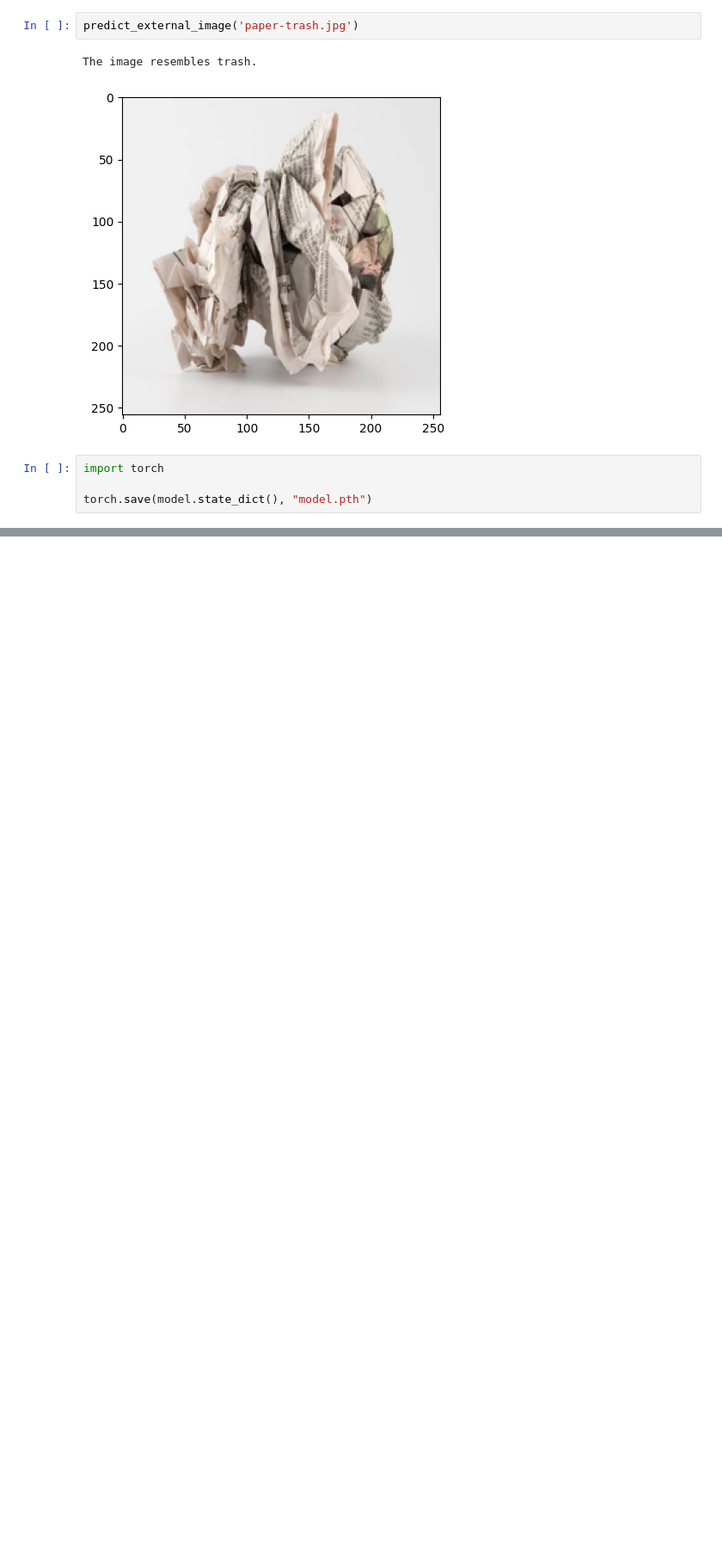
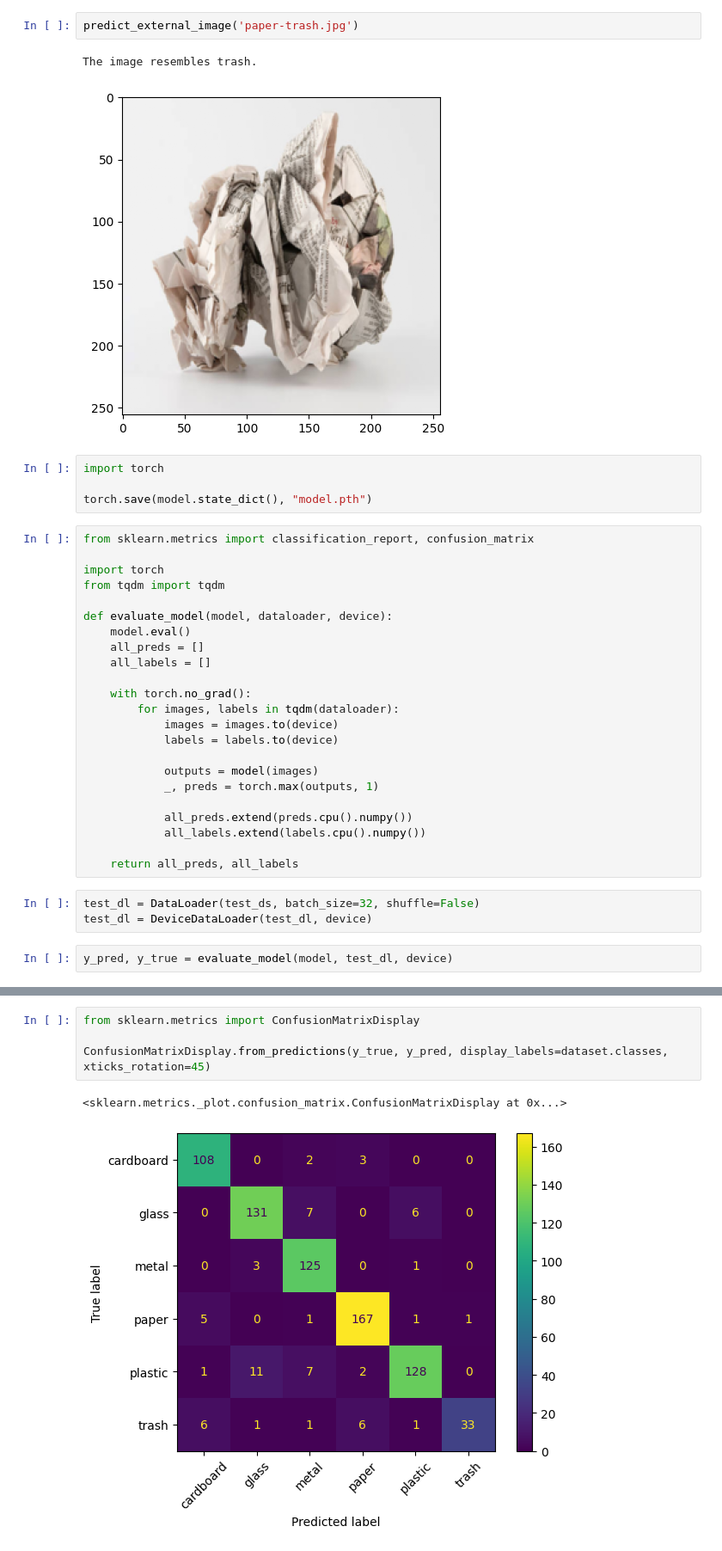
Before and after one commit to athikaf/Garbage-classification-model, a Jupyter notebook: garbage.ipynb, the cells around one changed output, grey strips where cells are left out. Shown at 86% size. Drawn from its saved outputs; the diff is of its cells as text; blank space fills up the shorter version.

```diff
--- a/garbage.ipynb
+++ b/garbage.ipynb
@@ -329,3 +329,31 @@ The image resembles trash.
 import torch
 
 torch.save(model.state_dict(), "model.pth")
+# %%
+from sklearn.metrics import classification_report, confusion_matrix
+
+import torch
+from tqdm import tqdm
+
+def evaluate_model(model, dataloader, device):
+    model.eval()
+    all_preds = []
+    all_labels = []
+
+    with torch.no_grad():
+        for images, labels in tqdm(dataloader):
+            images = images.to(device)
+            labels = labels.to(device)
+
+            outputs = model(images)
+            _, preds = torch.max(outputs, 1)
+
+            all_preds.extend(preds.cpu().numpy())
+            all_labels.extend(labels.cpu().numpy())
+
+    return all_preds, all_labels
+# %%
+test_dl = DataLoader(test_ds, batch_size=32, shuffle=False)
+test_dl = DeviceDataLoader(test_dl, device)
+# %%
+y_pred, y_true = evaluate_model(model, test_dl, device)
@@ -331,0 +377,7 @@ torch.save(model.state_dict(), "model.pth")
+# %%
+from sklearn.metrics import ConfusionMatrixDisplay
+
+ConfusionMatrixDisplay.from_predictions(y_true, y_pred, display_labels=dataset.classes, xticks_rotation=45)
+# %% [output]
+<sklearn.metrics._plot.confusion_matrix.ConfusionMatrixDisplay at 0x...>
+[figure, added]
```
Also changed, not shown: parts of 14 cells of this notebook, 5 other files.
